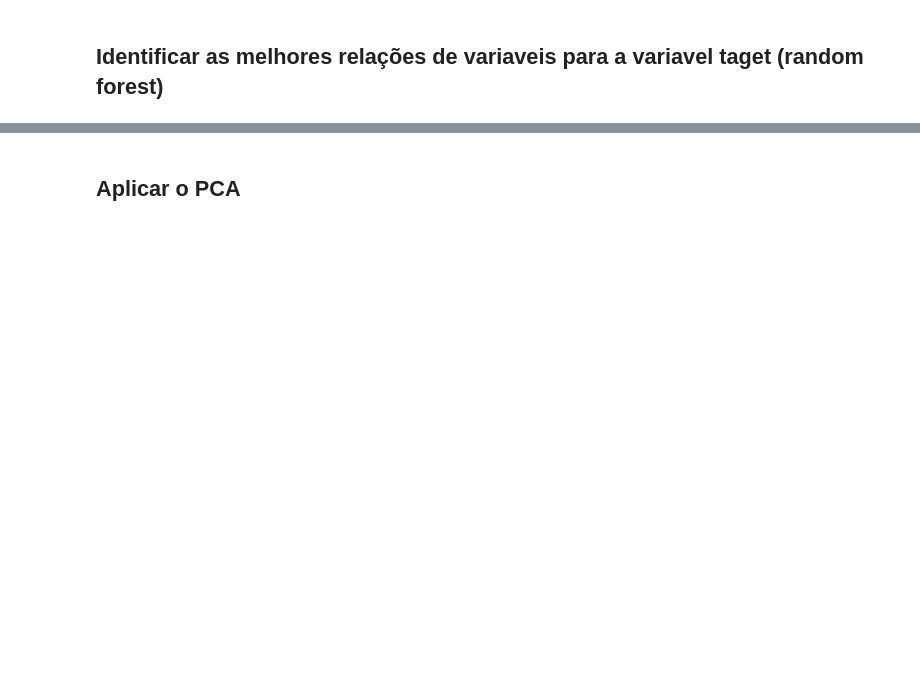
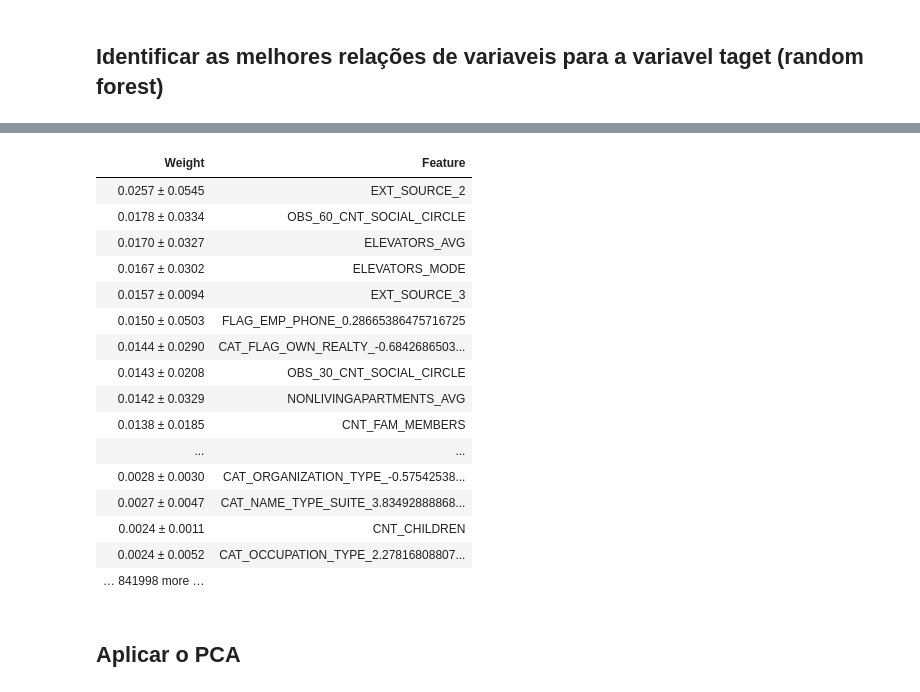
Before and after one commit to Maxstyll/cafe-com-dados, a Jupyter notebook: Python_Base/analise/analise-pca.ipynb, the cells around one changed output, grey strips where cells are left out. Drawn from its saved outputs; the diff is of its cells as text; code cells hidden in the pictures; blank space fills up the shorter version.

```diff
--- a/Python_Base/analise/analise-pca.ipynb
+++ b/Python_Base/analise/analise-pca.ipynb
@@ -204,9 +385,9 @@ categorical_transformer = Pipeline(steps=[
     ('imputer', SimpleImputer(strategy='constant')),
     ('one_hot', OneHotEncoder())])
 
-preprocessor = ColumnTransformer(
+ = ColumnTransformer(
     transformers=[
-        ('num', numeric_transformer, numerical_columns),
+     preprocessor   ('num', numeric_transformer, numerical_columns),
         ('cat', categorical_transformer, categorical_columns)
     ])
 # %%
@@ -225,7 +408,25 @@ numeric_features_list.extend(onehot_columns)
 # %%
 import eli5
 # %%
-eli5.explain_weights(pipe.named_steps['classifier'], top=60, feature_names=numeric_features_list)
+eli5.explain_weights(pipe.named_steps['classifier'], top=122, feature_names=numeric_features_list)
+# %% [output]
+| Weight | Feature |
+| 0.0257 ± 0.0545 | EXT_SOURCE_2 |
+| 0.0178 ± 0.0334 | OBS_60_CNT_SOCIAL_CIRCLE |
+| 0.0170 ± 0.0327 | ELEVATORS_AVG |
+| 0.0167 ± 0.0302 | ELEVATORS_MODE |
+| 0.0157 ± 0.0094 | EXT_SOURCE_3 |
+| 0.0150 ± 0.0503 | FLAG_EMP_PHONE_0.28665386475716725 |
+| 0.0144 ± 0.0290 | CAT_FLAG_OWN_REALTY_-0.6842686503... |
+| 0.0143 ± 0.0208 | OBS_30_CNT_SOCIAL_CIRCLE |
+| 0.0142 ± 0.0329 | NONLIVINGAPARTMENTS_AVG |
+| 0.0138 ± 0.0185 | CNT_FAM_MEMBERS |
+| ... | ... |
+| 0.0028 ± 0.0030 | CAT_ORGANIZATION_TYPE_-0.57542538... |
+| 0.0027 ± 0.0047 | CAT_NAME_TYPE_SUITE_3.83492888868... |
+| 0.0024 ± 0.0011 | CNT_CHILDREN |
+| 0.0024 ± 0.0052 | CAT_OCCUPATION_TYPE_2.27816808807... |
+| … 841998 more … |  |
 # %% [markdown]
 ## Aplicar o PCA
 # %%
```
Also changed, not shown: parts of 22 cells of this notebook.
